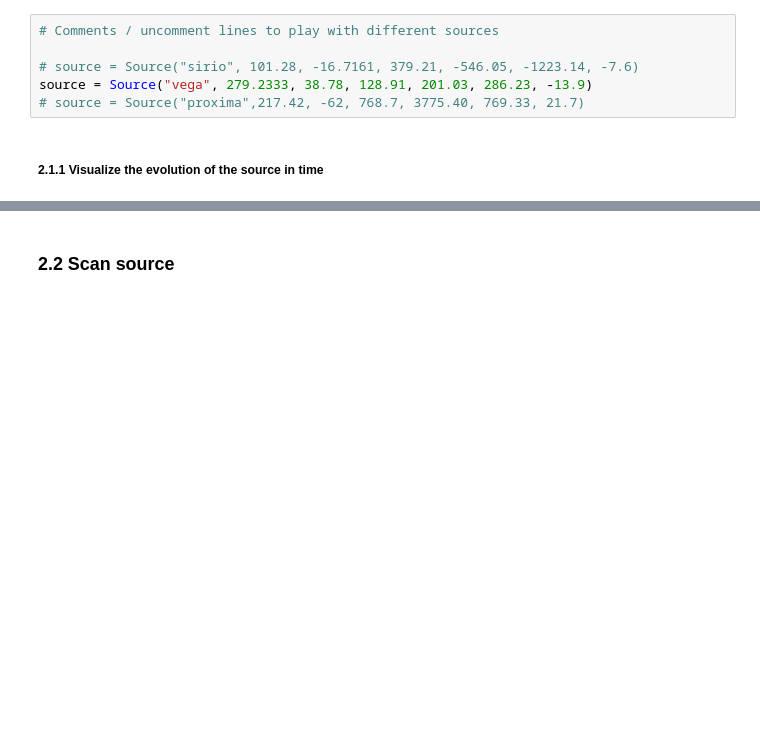
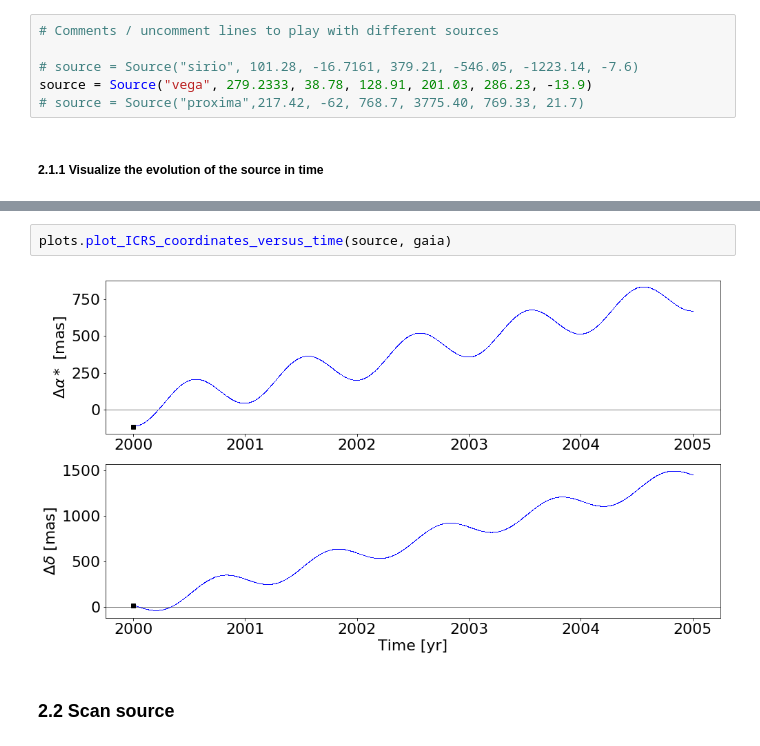
Before and after one commit to bombrun/GaiaLab, a Jupyter notebook: notebooks/01-Scanner.ipynb, the cells around one changed output, grey strips where cells are left out. Drawn from its saved outputs; the diff is of its cells as text; blank space fills up the shorter version.

```diff
--- a/notebooks/01-Scanner.ipynb
+++ b/notebooks/01-Scanner.ipynb
@@ -209,3 +209,7 @@ fig = plots.plot_star_trajectory(source, gaia);
+# %%
+plots.plot_ICRS_coordinates_versus_time(source, gaia)
+# %% [output]
+[figure, added]
 # %% [markdown]
 ### 2.2 Scan source
 # %%
```
Also changed, not shown: parts of 2 cells of this notebook, 7 other files.
